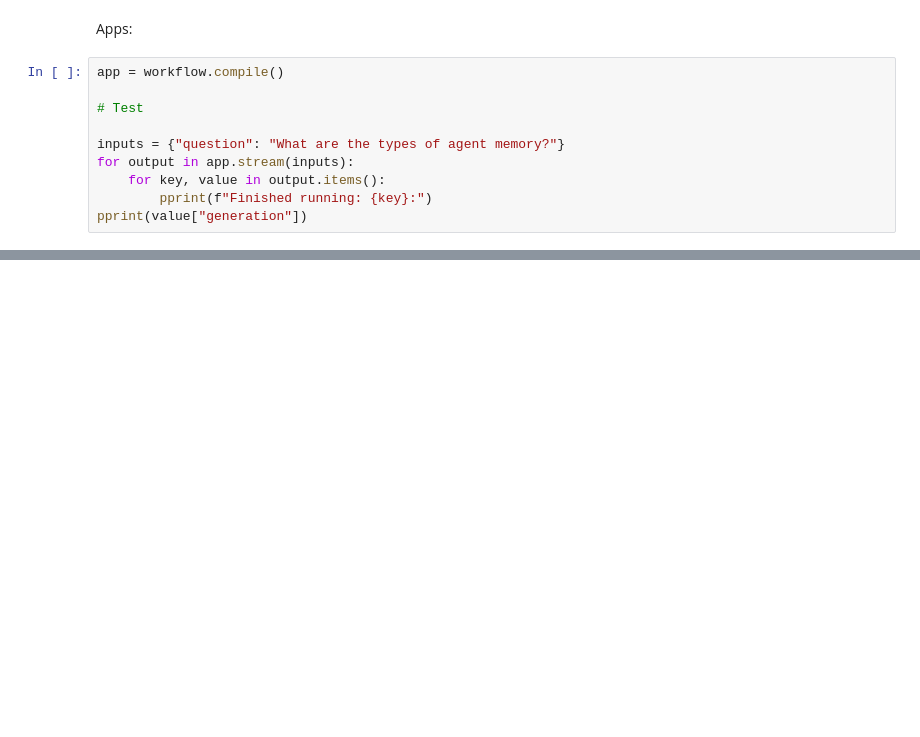
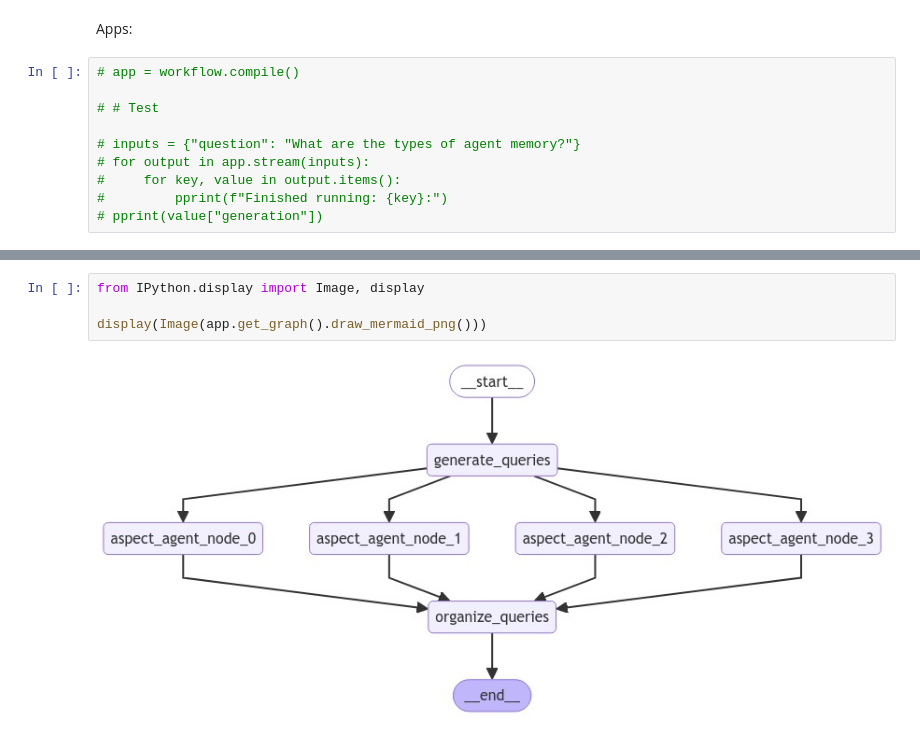
Before and after one commit to divadde/agentic_rag, a Jupyter notebook: agentic_rag.ipynb, the cells around one changed output, grey strips where cells are left out. Drawn from its saved outputs; the diff is of its cells as text; blank space fills up the shorter version.

```diff
--- a/agentic_rag.ipynb
+++ b/agentic_rag.ipynb
@@ -496,12 +597,12 @@ workflow.add_conditional_edges(
 # %% [markdown]
 Apps:
 # %%
-app = workflow.compile()
+# app = workflow.compile()
 
-# Test
+# # Test
 
-inputs = {"question": "What are the types of agent memory?"}
-for output in app.stream(inputs):
-    for key, value in output.items():
-        pprint(f"Finished running: {key}:")
-pprint(value["generation"])
+# inputs = {"question": "What are the types of agent memory?"}
+# for output in app.stream(inputs):
+#     for key, value in output.items():
+#         pprint(f"Finished running: {key}:")
+# pprint(value["generation"])
@@ -507,0 +867,6 @@ pprint(value["generation"])
+# %%
+from IPython.display import Image, display
+
+display(Image(app.get_graph().draw_mermaid_png()))
+# %% [output]
+[figure, added]
```
Also changed, not shown: parts of 33 cells of this notebook.
